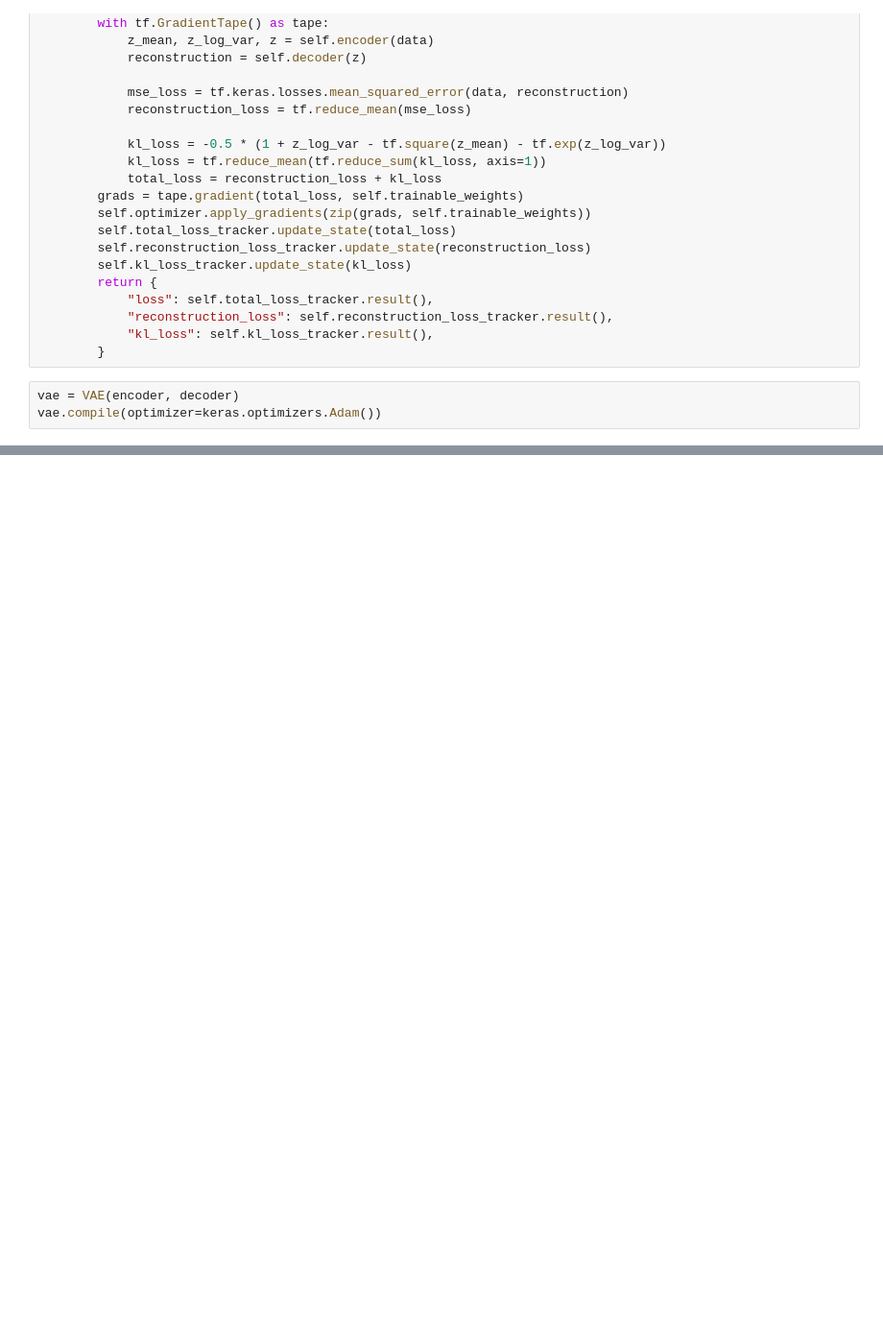
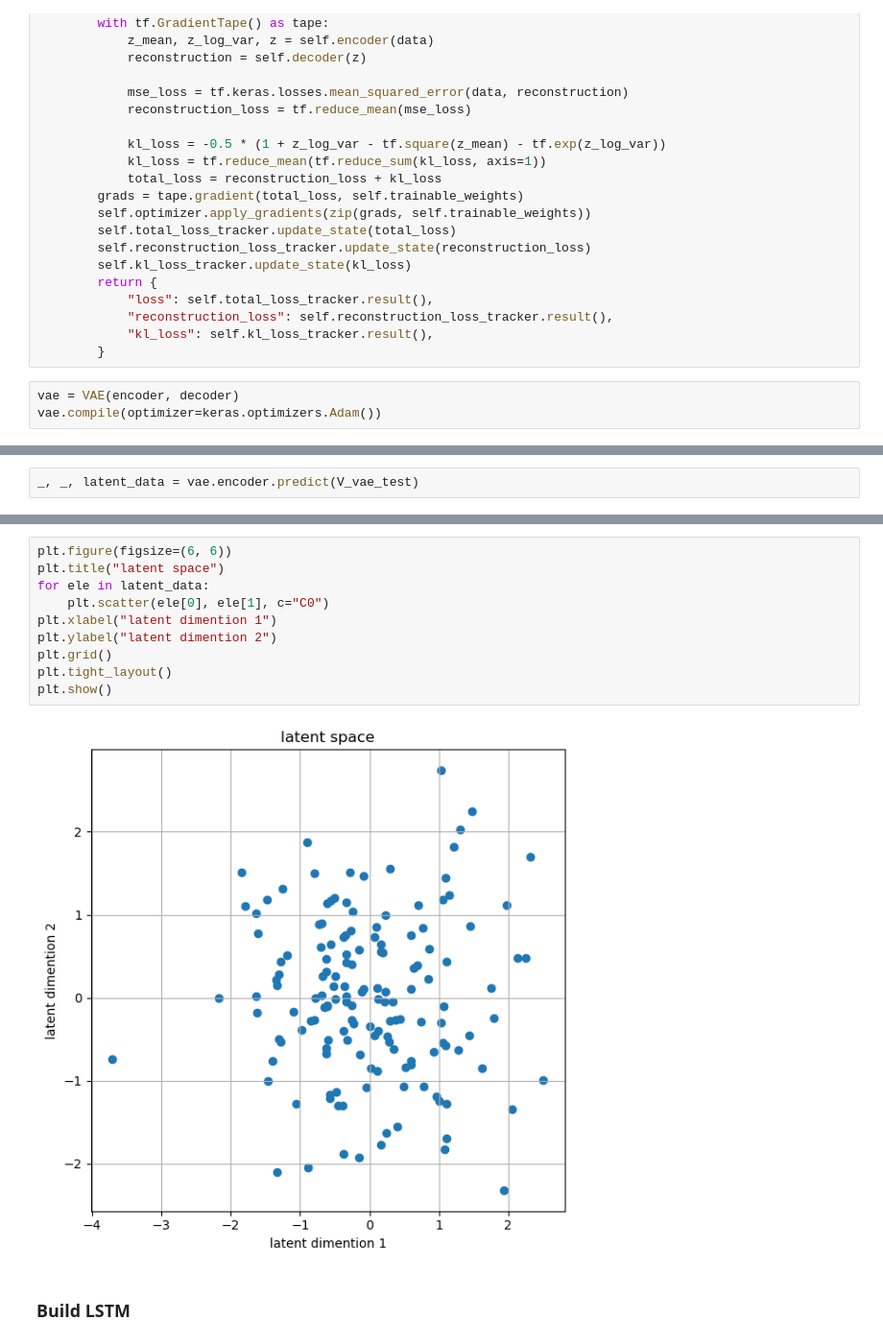
Before and after one commit to spatialaudio/Data-Driven-EIT-Imaging-using-Recurrent-Neural-Networks, a Jupyter notebook: codes/VAE_LSTM_V2.ipynb, the cells around one changed output, grey strips where cells are left out. Shown: that part at 96% size. Cells and saved outputs as stored; diff of their text form; blank space fills up the shorter version.

```diff
--- a/codes/VAE_LSTM_V2.ipynb
+++ b/codes/VAE_LSTM_V2.ipynb
@@ -257,0 +292,2 @@ plt.stem(np.concatenate(generated_data))
+# %%
+_, _, latent_data = vae.encoder.predict(V_vae_test)
@@ -257,0 +296,14 @@ plt.stem(np.concatenate(generated_data))
+# %%
+plt.figure(figsize=(6, 6))
+plt.title("latent space")
+for ele in latent_data:
+    plt.scatter(ele[0], ele[1], c="C0")
+plt.xlabel("latent dimention 1")
+plt.ylabel("latent dimention 2")
+plt.grid()
+plt.tight_layout()
+plt.show()
+# %% [output]
+[figure, added]
+# %% [markdown]
+### Build LSTM
```
Also changed, not shown: parts of 44 cells of this notebook, 15 other files.
